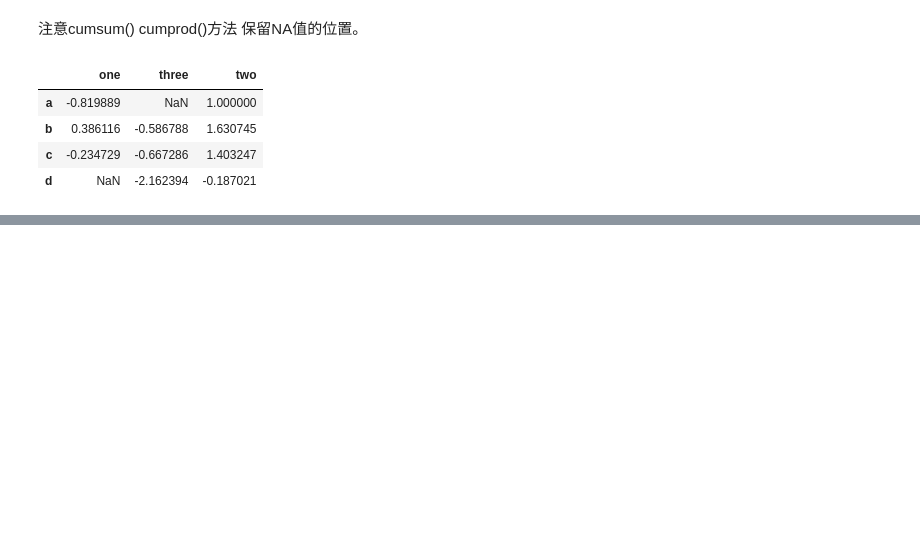
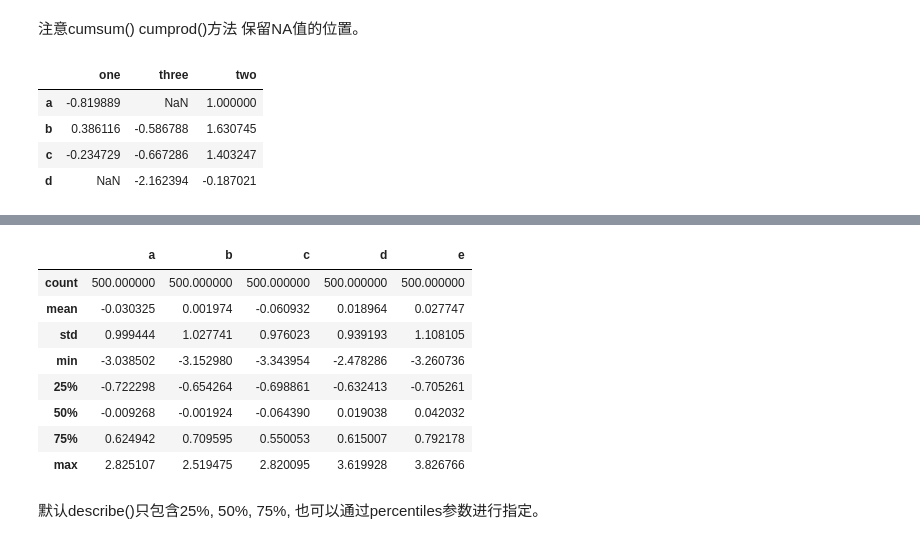
Before and after one commit to slofast/pandas-doc-zh, a Jupyter notebook: 数据结构的内置方法-Essential Basic Functionality.ipynb, the cells around one changed output, grey strips where cells are left out. Drawn from its saved outputs; the diff is of its cells as text; code cells hidden in the pictures; blank space fills up the shorter version.

```diff
--- a/必要的基本方法-Essential Basic Functionality.ipynb
+++ b/数据结构的内置方法-Essential Basic Functionality.ipynb
@@ -573,0 +655,18 @@ df.cumsum()
+# %%
+frame = pd.DataFrame(np.random.randn(1000, 5), columns=['a', 'b', 'c', 'd', 'e'])
+# %%
+frame.ix[::2]=np.nan
+# %%
+frame.describe()
+# %% [output]
+|  | a | b | c | d | e |
+| count | 500.000000 | 500.000000 | 500.000000 | 500.000000 | 500.000000 |
+| mean | -0.030325 | 0.001974 | -0.060932 | 0.018964 | 0.027747 |
+| std | 0.999444 | 1.027741 | 0.976023 | 0.939193 | 1.108105 |
+| min | -3.038502 | -3.152980 | -3.343954 | -2.478286 | -3.260736 |
+| 25% | -0.722298 | -0.654264 | -0.698861 | -0.632413 | -0.705261 |
+| 50% | -0.009268 | -0.001924 | -0.064390 | 0.019038 | 0.042032 |
+| 75% | 0.624942 | 0.709595 | 0.550053 | 0.615007 | 0.792178 |
+| max | 2.825107 | 2.519475 | 2.820095 | 3.619928 | 3.826766 |
+# %% [markdown]
+默认describe()只包含25%, 50%, 75%, 也可以通过percentiles参数进行指定。
```
Also changed, not shown: parts of 62 cells of this notebook.
